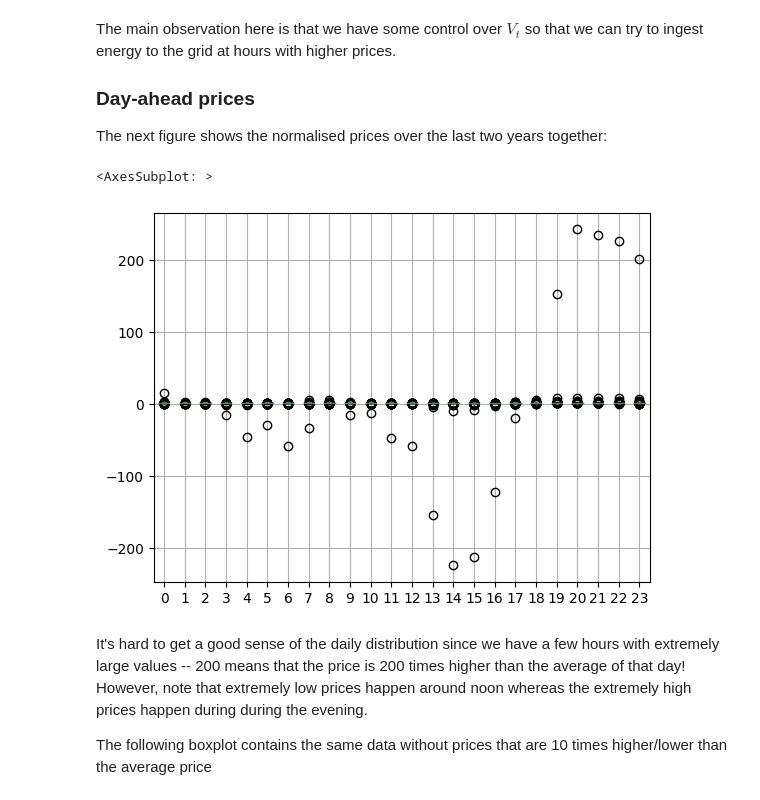
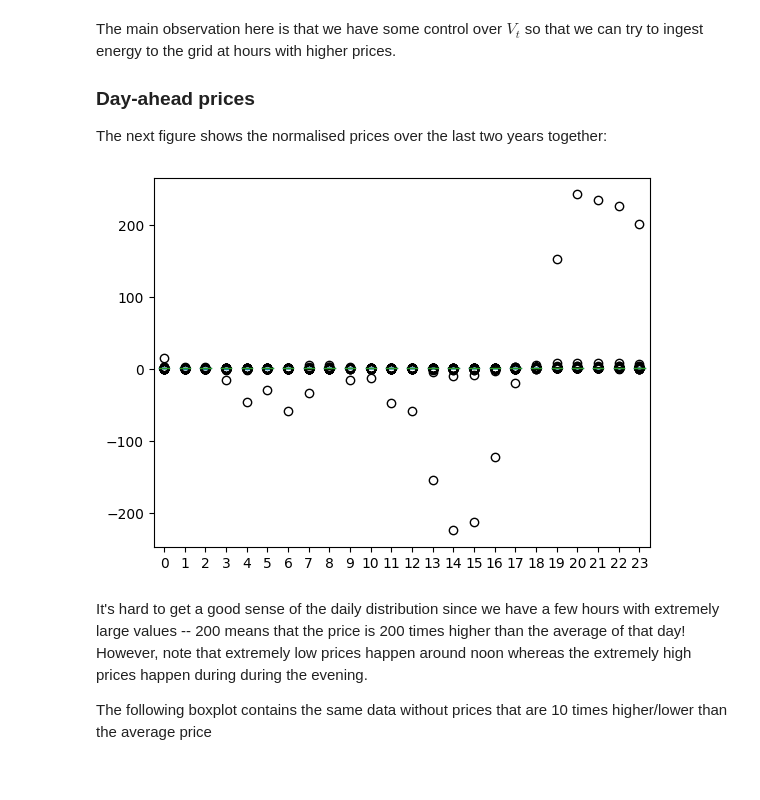
Before and after one commit to markkvdb/energy_storage, a Jupyter notebook: nbs/01_optimal_dispatch.ipynb, the cells around one changed output. Cells and saved outputs as stored; diff of their text form; code cells hidden in the pictures.

```diff
--- a/nbs/01_optimal_dispatch.ipynb
+++ b/nbs/01_optimal_dispatch.ipynb
@@ -42,18 +42,22 @@ The main observation here is that we have some control over $V_t$ so that we can
 
 The next figure shows the normalised prices over the last two years together:
 # %%
-df_price = get_spot_price() / 1000. # prices in €/kWh instead of €/GWh
+df_price = get_spot_price() / 1000.0  # prices in €/kWh instead of €/GWh
 # %%
-df_price_normal = df_price.groupby(pd.Grouper(freq="1d"), group_keys=False).apply(lambda d: d / d.mean())
+df_price_normal = df_price.groupby(pd.Grouper(freq="1d"), group_keys=False).apply(
+    lambda d: d / d.mean()
+)
 
 # create wide for boxplot and remove duplicate date, hour tuples due to change to winter time
-df_price_normal = df_price_normal.to_frame().assign(hour=lambda d: d.index.hour, date=lambda d: d.index.date)
+df_price_normal = df_price_normal.to_frame().assign(
+    hour=lambda d: d.index.hour, date=lambda d: d.index.date
+)
 df_price_normal = df_price_normal[~df_price_normal[["hour", "date"]].duplicated()]
 
-df_price_normal.pivot(index="date", columns="hour", values="spot_price").boxplot()
+df_price_normal.pivot(index="date", columns="hour", values="spot_price").plot.box()
+plt.show()
 # %% [output]
-<AxesSubplot: >
-[figure, old version]
+[figure, new version]
 # %% [markdown]
 It's hard to get a good sense of the daily distribution since we have a few hours with extremely large values -- 200 means that the price is 200 times higher than the average of that day! However, note that extremely low prices happen around noon whereas the extremely high prices happen during during the evening.
 
```
Also changed, not shown: parts of 19 cells of this notebook, 4 other files.
